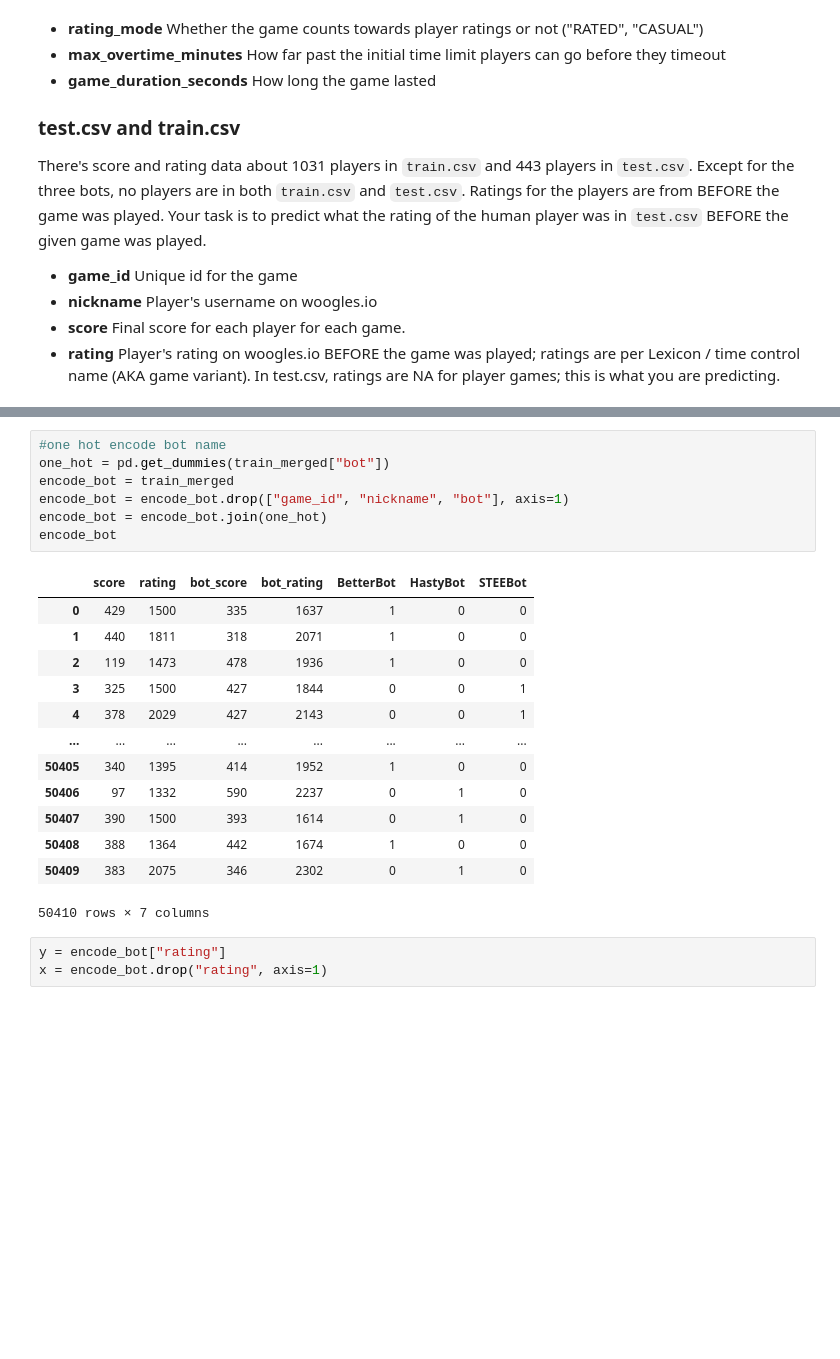
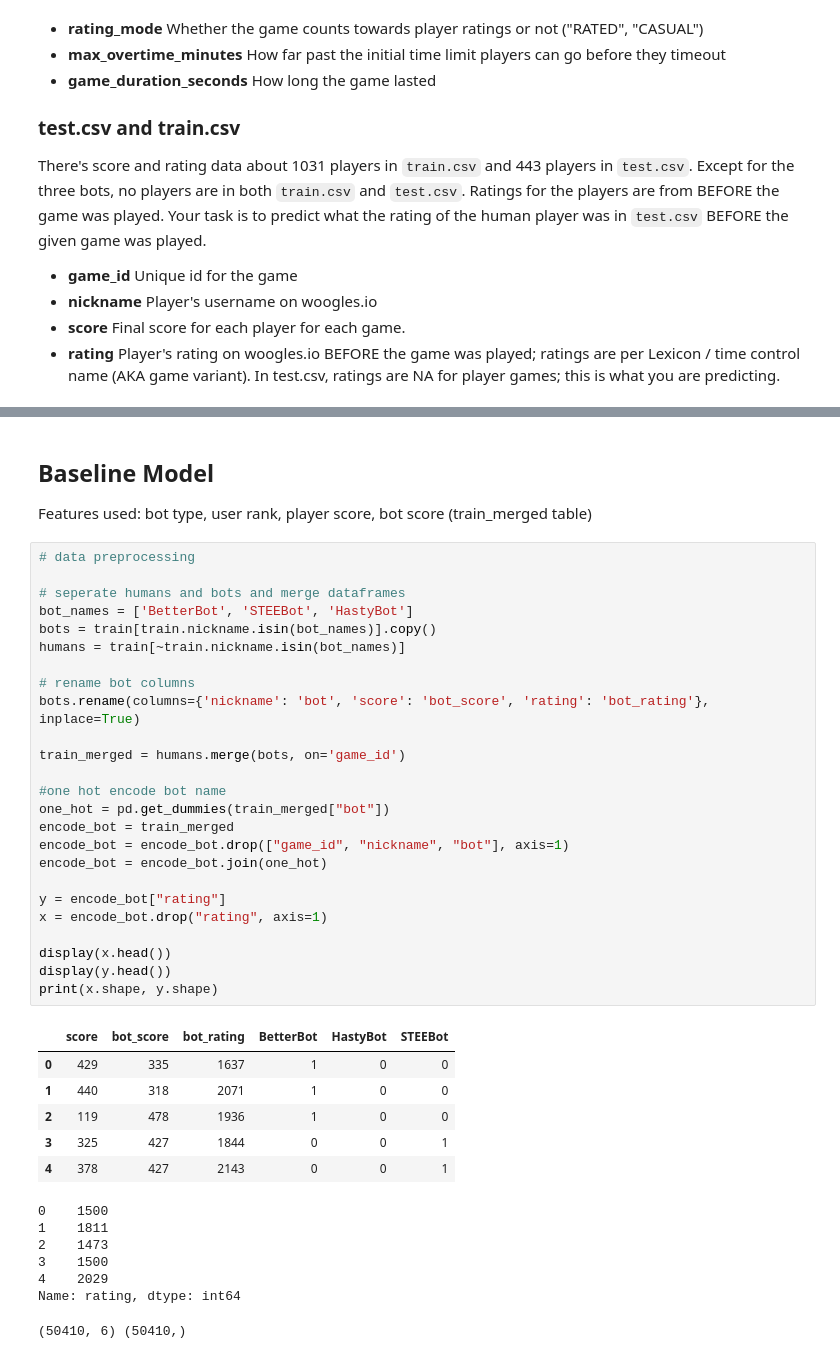
Before and after one commit to jyeung2/Scrabble-Rating, a Jupyter notebook: EDA.ipynb, the cells around one changed output, grey strips where cells are left out. Drawn from its saved outputs; the diff is of its cells as text; blank space fills up the shorter version.

```diff
--- a/EDA.ipynb
+++ b/EDA.ipynb
@@ -142,27 +243,46 @@ import tensorflow as tf
 from tensorflow import keras
 from tensorflow.keras import layers
-# %%
-#one hot encode bot name
-one_hot = pd.get_dummies(train_merged["bot"])
-encode_bot = train_merged
-encode_bot = encode_bot.drop(["game_id", "nickname", "bot"], axis=1)
-encode_bot = encode_bot.join(one_hot)
-encode_bot
-# %% [output]
-|  | score | rating | bot_score | bot_rating | BetterBot | HastyBot | STEEBot |
-| 0 | 429 | 1500 | 335 | 1637 | 1 | 0 | 0 |
-| 1 | 440 | 1811 | 318 | 2071 | 1 | 0 | 0 |
-| 2 | 119 | 1473 | 478 | 1936 | 1 | 0 | 0 |
-| 3 | 325 | 1500 | 427 | 1844 | 0 | 0 | 1 |
-| 4 | 378 | 2029 | 427 | 2143 | 0 | 0 | 1 |
-| ... | ... | ... | ... | ... | ... | ... | ... |
-| 50405 | 340 | 1395 | 414 | 1952 | 1 | 0 | 0 |
-| 50406 | 97 | 1332 | 590 | 2237 | 0 | 1 | 0 |
-| 50407 | 390 | 1500 | 393 | 1614 | 0 | 1 | 0 |
-| 50408 | 388 | 1364 | 442 | 1674 | 1 | 0 | 0 |
-| 50409 | 383 | 2075 | 346 | 2302 | 0 | 1 | 0 |
-50410 rows × 7 columns
-# %%
-y = encode_bot["rating"]
-x = encode_bot.drop("rating", axis=1)
+# %% [markdown]
+## Baseline Model
+
+Features used: bot type, user rank, player score, bot score (train_merged table)
+# %%
+# data preprocessing
+
+# seperate humans and bots and merge dataframes
+bot_names = ['BetterBot', 'STEEBot', 'HastyBot']
+bots = train[train.nickname.isin(bot_names)].copy()
+humans = train[~train.nickname.isin(bot_names)]
+
+# rename bot columns
+bots.rename(columns={'nickname': 'bot', 'score': 'bot_score', 'rating': 'bot_rating'}, inplace=True)
+
+train_merged = humans.merge(bots, on='game_id')
+
+#one hot encode bot name
+one_hot = pd.get_dummies(train_merged["bot"])
+encode_bot = train_merged
+encode_bot = encode_bot.drop(["game_id", "nickname", "bot"], axis=1)
+encode_bot = encode_bot.join(one_hot)
+
+y = encode_bot["rating"]
+x = encode_bot.drop("rating", axis=1)
+
+display(x.head())
+display(y.head())
+print(x.shape, y.shape)
+# %% [output]
+|  | score | bot_score | bot_rating | BetterBot | HastyBot | STEEBot |
+| 0 | 429 | 335 | 1637 | 1 | 0 | 0 |
+| 1 | 440 | 318 | 2071 | 1 | 0 | 0 |
+| 2 | 119 | 478 | 1936 | 1 | 0 | 0 |
+| 3 | 325 | 427 | 1844 | 0 | 0 | 1 |
+| 4 | 378 | 427 | 2143 | 0 | 0 | 1 |
+0    1500
+1    1811
+2    1473
+3    1500
+4    2029
+Name: rating, dtype: int64
+(50410, 6) (50410,)
 # %%
```
Also changed, not shown: parts of 64 cells of this notebook.
